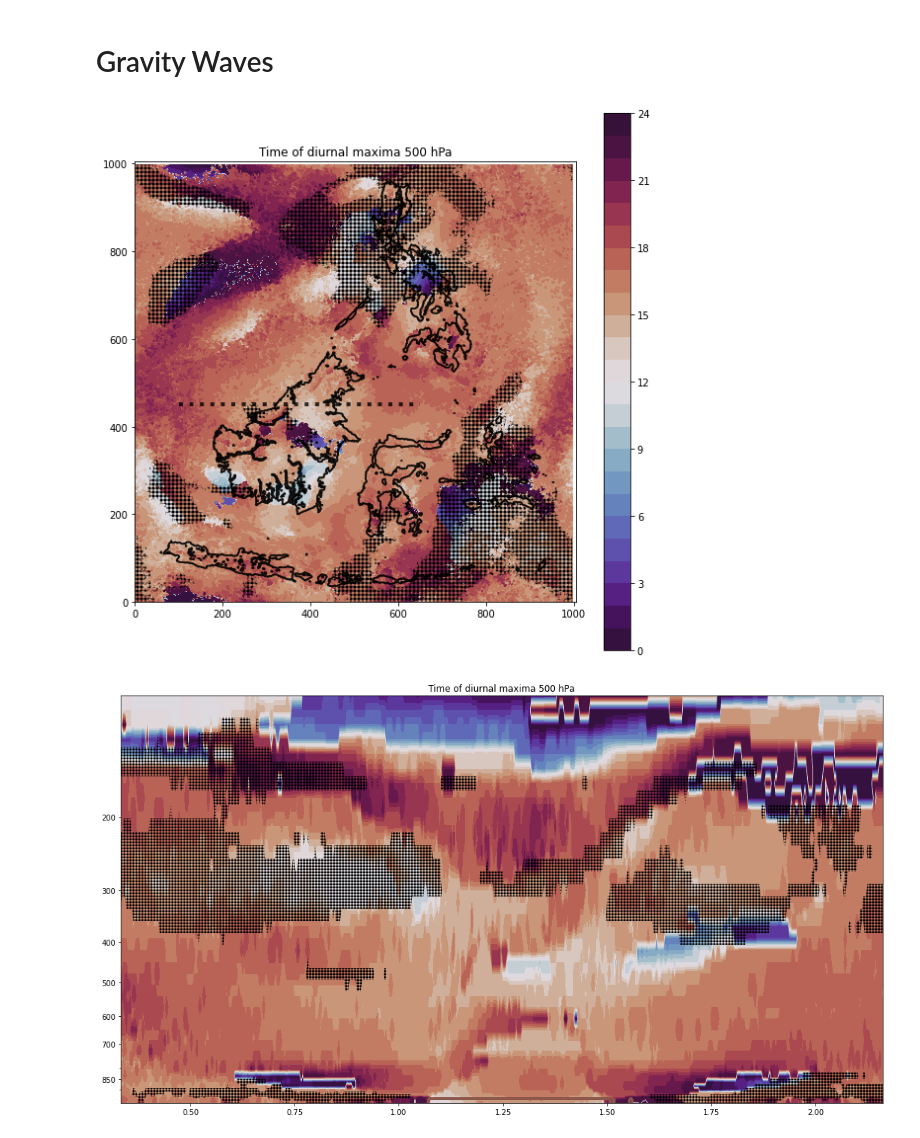
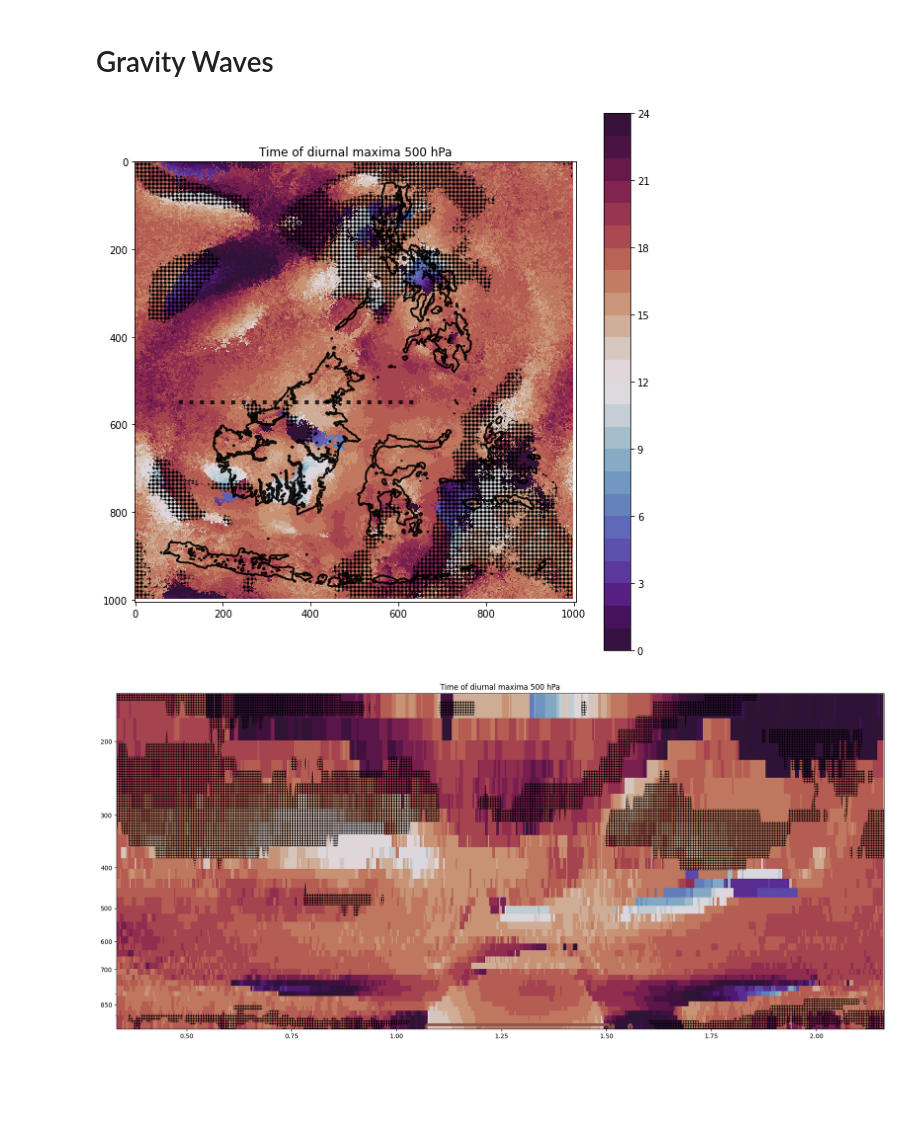
Before and after one commit to leuty/primary_data_tropical_islands, a Jupyter notebook: analysis_jptr/Diurnal_Cycles.ipynb, the cells around one changed output. Cells and saved outputs as stored; diff of their text form; code cells hidden in the pictures; blank space fills up the shorter version.

```diff
--- a/analysis_jptr/Diurnal_Cycles.ipynb
+++ b/analysis_jptr/Diurnal_Cycles.ipynb
@@ -581,21 +581,23 @@ plt.figure(figsize=(10,10))
 plt.set_cmap('twilight_shifted')
 
 plt.subplot(1,1,1, aspect='equal')
-plot = plt.contourf(np.argmax(all_Tv[:,:,:], axis=0), levels=np.arange(0,25,1))
+#plot = plt.contourf(np.argmax(all_Tv[:,:,:], axis=0), levels=np.arange(0,25,1))
+plt.imshow(np.argmax(all_Tv[:,::-1,:], axis=0),interpolation='None')
+
 
 #Add Land outline
-plt.contour(all_const.FR_LAND, colors='black', alpha=0.3)
+plt.contour(all_const.FR_LAND[::-1,:], colors='black', alpha=0.3)
 
 #Mask for reagons with small amplitude
-amplitude = all_Tv[:,:,:].max(axis=0) - all_Tv[:,:,:].min(axis=0)
-hatches = np.greater(amplitude, 0.2) #Half the daily amplitude, about 25% of all the points
+amplitude = (all_Tv.max(axis=0) - all_Tv.min(axis=0))
+hatches = np.greater(amplitude, 0.2)[::-1,:] #Half the daily amplitude, about 25% of all the points
 plt.contourf(hatches, colors='none', hatches=['+++'], levels=[0,0.5])
 
 
 plt.title('Time of diurnal maxima 500 hPa')
 
 #Add horizontal line where cross section is
-ilat = 450
+ilat = 550
 wlon = 100
 elon = 650
 plt.plot([wlon, elon], [ilat, ilat], 'k', linewidth=4, linestyle='dotted', alpha=0.8)
@@ -604,48 +606,50 @@ plt.colorbar(plot)
 
 plt.savefig('Tv_Max.png')
 # %% [output]
-[figure, old version]
+[figure, new version]
 # %%
 ilat = 450
 wlon = 100
 elon = 650
-x = all_const.lon[ilat,wlon:elon] * 111 /  1000 #in km
-y = all_P.P[:,:,ilat,wlon:elon].mean(axis=(0,2)) / 100
 
 #Upper level of plot
-plevel=100
-lvl = (np.abs(y - plevel)).argmin().values
+plevel=150
+p = all_P.P[:,:,ilat,wlon:elon].mean(axis=(0,2)) / 100
+lvl = (np.abs(p - plevel)).argmin().values
+
+y = p[lvl:].values
+x = (all_const.lon[ilat,wlon:elon] * 111 /  1000).values #in km
+
 
 #Copute virtual temperature
 T = all_T.T[:,:,ilat,wlon:elon]
 P = all_P.P[:,:,ilat,wlon:elon]
 RH = all_RELHUM.RELHUM[:,:,ilat,wlon:elon]
 
-a_Tv = mpcalc.virtual_temperature(T, mpcalc.mixing_ratio_from_relative_humidity(RH, T, P))
+a_Tv = mpcalc.virtual_temperature(T, mpcalc.mixing_ratio_from_relative_humidity(P, T, RH))[:,lvl:,:].values
 
 #Lower Boundary (island outline)
 islands = np.zeros_like(a_Tv[0,:,:])
 islands[-3:,:] = all_const.FR_LAND[ilat,wlon:elon].values.copy()
 
 #Mask for reagons with small amplitude
 amplitude = a_Tv.max(axis=0) - a_Tv.min(axis=0)
-hatches = np.greater(amplitude.magnitude, 0.2) #Half the daily amplitude, about 25% of all the points
+hatches = np.greater(amplitude, 0.2) #Half the daily amplitude, about 25% of all the points
 
-plt.figure(figsize=(31,10))
+plt.figure(figsize=(31,10), dpi=100)
 plt.set_cmap('twilight_shifted')
 
-plt.subplot(1,1,1, aspect='equal')
-plot = plt.contourf(x, y[lvl:], a_Tv[:, lvl:,:].argmax(axis=0), levels=np.arange(0,25,1))
-plt.contour(x, y[lvl:], islands[lvl:,:], colors='C5', alpha=1)
-plt.contourf(x, y[lvl:], hatches[lvl:,:], colors='none', hatches=['+++'], levels=[0,0.5])
+plt.imshow(a_Tv.argmax(axis=0),  extent=(x.min(), x.max(), y.max(), y.min()),interpolation='None')
+plt.contour(x, y, islands, colors='C5', alpha=1)
+plt.contourf(x, y, hatches, colors='none', hatches=['+++'], levels=[0,0.5])
 plt.title('Time of diurnal maxima 500 hPa')
 plt.yscale('log')
-plt.ylim(100,1000)
+plt.ylim(plevel,1000)
 plt.yticks([1000, 850, 700, 600, 500, 400, 300, 200, 100], ['1000', '850', '700', '600', '500', '400', '300', '200', '100'])
 plt.axis('scaled')
 
 plt.gca().invert_yaxis()
 
 plt.savefig('Tv_vert_Max.png')
 # %% [output]
-[figure, old version]
+[figure, new version]
```
Also changed, not shown: parts of 2 cells of this notebook.
